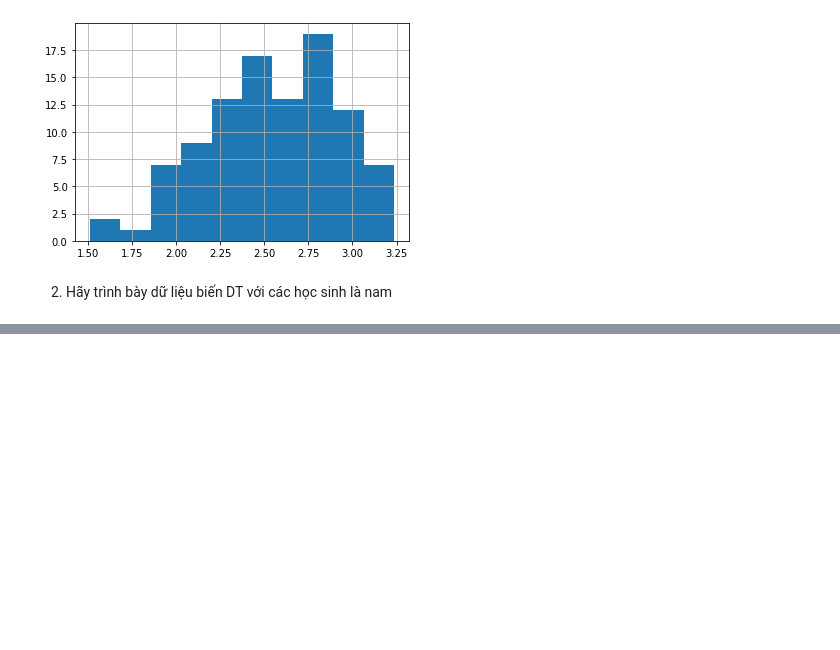
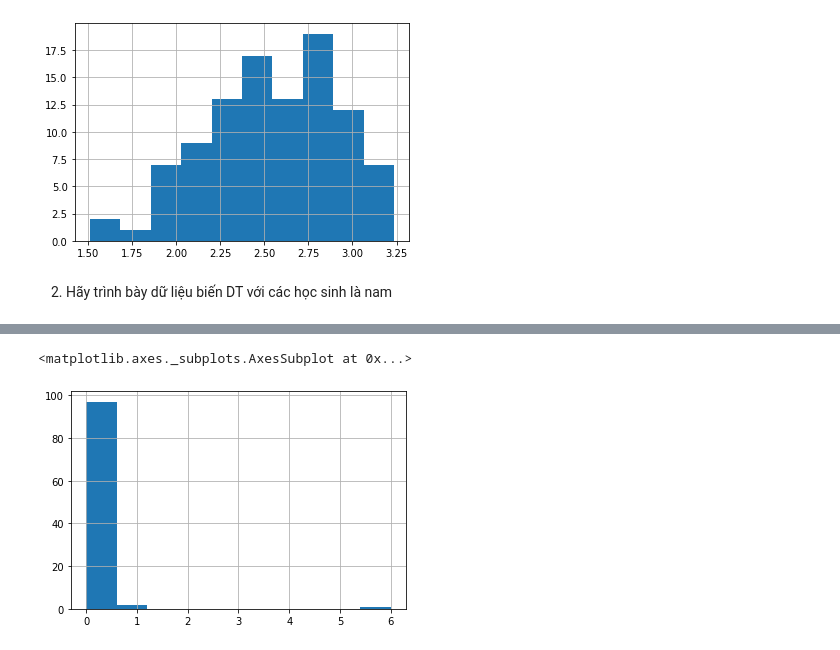
Before and after one commit to trinhvanypro1/-DataAnalystDeepLearning, a Jupyter notebook: Lab2.ipynb, the cells around one changed output, grey strips where cells are left out. Saved outputs shown, nothing was run; the diff lists cells and outputs as text; code cells hidden in the pictures; blank space fills up the shorter version.

```diff
--- a/Lab2.ipynb
+++ b/Lab2.ipynb
@@ -148,0 +167,5 @@ data['US_TMN3'].hist()
+# %%
+data['DT'].hist()
+# %% [output]
+<matplotlib.axes._subplots.AxesSubplot at 0x...>
+[figure, added]
```
Also changed, not shown: parts of 2 cells of this notebook.
